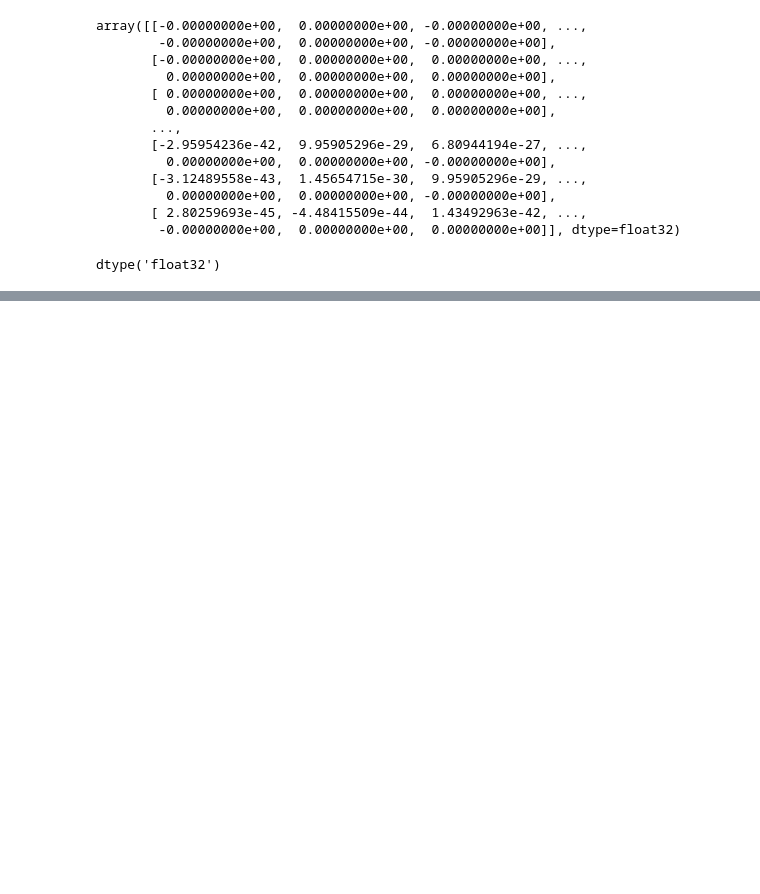
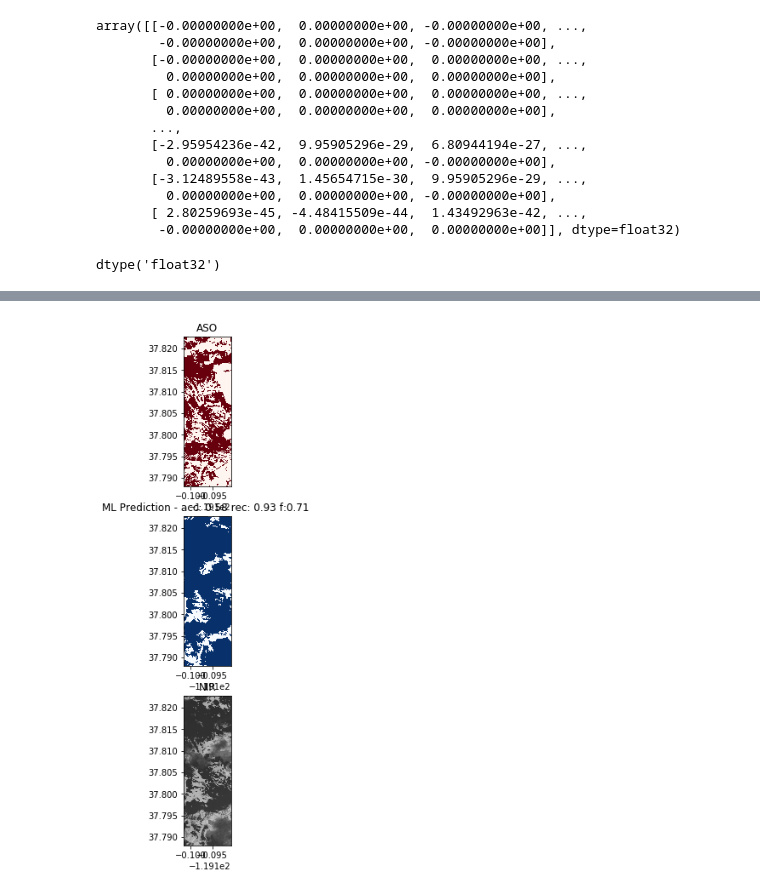
Before and after one commit to acannistra/planet-snowcover, a Jupyter notebook: analysis/Comparison-tiles.ipynb, the cells around one changed output, grey strips where cells are left out. Cells and saved outputs as stored; diff of their text form; code cells hidden in the pictures; blank space fills up the shorter version.

```diff
--- a/analysis/Comparison-tiles.ipynb
+++ b/analysis/Comparison-tiles.ipynb
@@ -176,7 +203,7 @@ predictions[8]
 '20180528_181113_1025_3B_AnalyticMS_SR_clip'
 # %%
 allImages = '\n'.join(imgTags)
-html = htmlTemplate.format(source=predictions[8], content = allImages, f1 = f1_score_nozero, acc= )
+html = htmlTemplate.format(source=predictions[8], content = allImages, f1 = f1_score_nozero, acc=mean_acc )
 with open('{}.html'.format(predictions[8]),'w') as f:
     f.write(html)
 # %% [markdown]
@@ -236,0 +293,81 @@ FPs
+# %%
+def plotall(workdir, stack, image, performance):
+    imagedata = rio.open(image)
+    fig, ax = plt.subplots(nrows=3, figsize=(8.5, 11))
+    ax[0].set_title("ASO")
+    show(stack[0][0], with_bounds = True, transform = stack[1], ax=ax[0], vmin = 0, cmap='Reds')
+    ax[1].set_title("ML Prediction - acc: {:.2f} rec: {:.2f} f:{:.2f} ".format(performance[0], performance[1], performance[2]))
+    show(stack[0][1], with_bounds = True, transform = stack[1], ax = ax[1], vmin = 0, cmap='Blues')
+    show(imagedata.read(1), with_bounds=True, ax = ax[2], transform = imagedata.transform )
+    ax[2].set_title("NIR")
+    show(imagedata.read(1), with_bounds=True, ax = ax[2], transform = imagedata.transform, cmap='binary')
+    ax[2].set_xlim(ax[0].get_xlim())
+    ax[2].set_ylim(ax[0].get_ylim())
+    plt.savefig(os.path.join(workdir, "summary.pdf"))
+    plt.show()
+# %%
+s3 = aws_session.client("s3")
+dirs = []
+for pred_loc in predictions[:5]:
+    aso = datasets.S3SlippyMapTiles("s3://planet-snowcover-snow/ASO_3M_SD_USCATE_20180528_binary", 'multibands', aws_profile='esip').tiles
+    pred = datasets.S3SlippyMapTiles("s3://planet-snowcover-predictions/"+pred_loc, 'multibands', aws_profile='esip', ext='tif').tiles ## only TIF predictions wanted here.
+    image = datasets.S3SlippyMapTiles("s3://planet-snowcover-imagery/"+pred_loc, 'multibands', aws_profile='esip').tiles
+
+    aso_ids, aso_tiles, aso_paths = zip(*aso)
+    pred_ids, pred_tiles, pred_paths = zip(*pred)
+
+    tile_overlap = set(aso_tiles).intersection(set(pred_tiles))
+
+    if(len(tile_overlap) == 0):
+        print("FAIL: No tiles in {}".format(pred_loc))
+        continue
+
+    aso = [_ for _ in aso if _[1] in tile_overlap]
+    pred = [_ for _ in pred if _[1] in tile_overlap]
+    image = [_ for _ in image if _[1] in tile_overlap]
+
+    # create dir
+    tmpdir = mkdtemp(prefix=pred_loc)
+    dirs.append(tmpdir)
+    asodir = os.path.join(tmpdir, "ASO")
+    os.mkdir(asodir)
+    preddir = os.path.join(tmpdir, "preds")
+    os.mkdir(preddir)
+
+    # create tile masks
+    pred_mask = ops.cascaded_union([geometry.Polygon.from_bounds(*mercantile.bounds(t_i)) for t_i in tile_overlap])
+    with open(os.path.join(tmpdir, "data-mask.geojson"), 'w') as f:
+        f.write((json.dumps(geometry.mapping(pred_mask))))
+
+
+
+    for p_t, i_t in tqdm(zip(pred, image), total = len(tile_overlap)):
+        tile = p_t[1]
+        asoTileLoc = "s3://planet-snowcover-snow/{}/{}/{}/{}.tif".format("ASO_3M_SD_USCATE_20180528_binary", tile.z, tile.x, tile.y)
+
+        try:
+            download_s3url(p_t[2], preddir, s3)
+        except Exception as e:
+            print("Download failed {}".format(p_t[2]))
+        try:
+            download_s3url(asoTileLoc, asodir, s3)
+        except Exception as e:
+            print("Download failed {}".format(asoTileLoc))
+
+    # merge to one ASO raster
+    ! /bin/bash -c "echo 'Merge ASO' && source activate gdal && (gdal_merge.py -ot 'Int16' -co 'COMPRESS=LZW' -o $asodir/merged-aso.tif $(find $asodir -name '*.tif' -printf '%p '))"
+    ! /bin/bash -c "echo 'Merge Pred' &&source activate gdal && (gdal_merge.py -ot 'Int16' -co 'COMPRESS=LZW' -o $preddir/merged-pred.tif $(find $preddir -name '*.tif' -printf '%p '))"
+#     ! /bin/bash -c "echo 'Merge Pred (vrt)' && source activate gdal && (gdalbuildvrt $preddir/merged-pred.vrt $(find $preddir -name '*-*.tif' -printf '%p '))"
+#     ! /bin/bash -c "echo 'Merge ASO (vrt)' && source activate gdal && (gdalbuildvrt $asodir/merged-aso.vrt $(find $asodir -name '*-*.tif' -printf '%p '))"
+
+    stack_masked = stack_and_mask(tmpdir, asodir, preddir)
+    performance = compute_performance(tmpdir, stack_masked)
+
+    # get image for plottin
+    imagepath = fs.glob("planet-snowcover-imagery/planet-orders/*/*/files/{}.tif".format(pred_loc))[0]
+    ! aws s3 cp --profile 'esip' s3://$imagepath $tmpdir/image.tif
+    ! /bin/bash -c "source activate gdal && gdalwarp -t_srs 'EPSG:4326'  $tmpdir/image.tif $tmpdir/image_reproj_4326.vrt"
+
+    plotall(tmpdir, stack_masked, os.path.join(tmpdir, 'image_reproj_4326.vrt'), performance)
+    cleanup(tmpdir)
+# %% [output]
@@ -236,0 +385 @@ FPs
+[figure, added]
```
Also changed, not shown: parts of 30 cells of this notebook, 5 other files.
